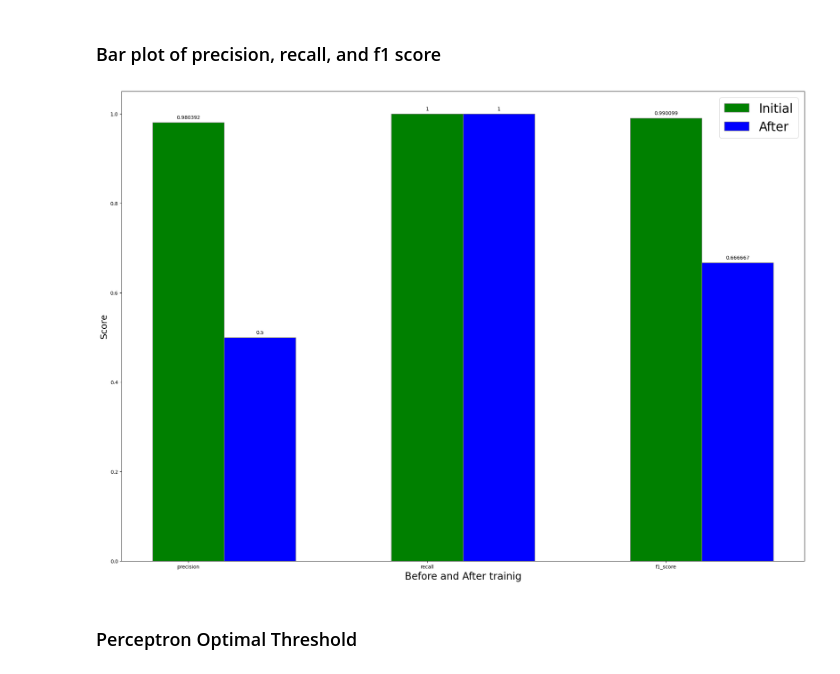
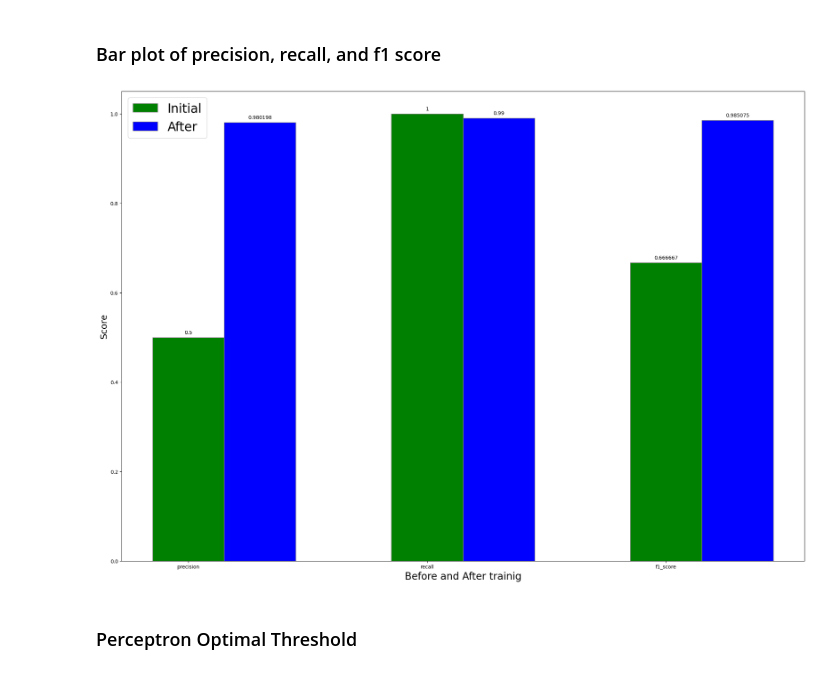
Before and after one commit to jacklvd/intelligent_sys, a Jupyter notebook: HW2/code/mnist.ipynb, the cells around one changed output. Saved outputs shown, nothing was run; the diff lists cells and outputs as text; code cells hidden in the pictures.

```diff
--- a/HW2/code/mnist.ipynb
+++ b/HW2/code/mnist.ipynb
@@ -334,43 +335,40 @@ def perceptron_conf(weight):
 # %% [markdown]
 ### Bar plot of precision, recall, and f1 score
 # %%
-from tkinter import font
-
-
-evaluation_data = [perceptron_conf(values[2]), perceptron_conf(values[3])]
+evaluation_data = [perceptron_conf(values[3]), perceptron_conf(values[2])]
 # print(evaluation_data[0][0:3])
 
 bar_width = 0.3
 labels = ['precision', 'recall', 'f1_score']
 fig, ax = plt.subplots(figsize =(20, 14))
 # Set position of bar on X axis
 # fig, ax = plt.subplots()
 x = np.arange(len(labels))
 # Set position of bar on X axis
 br1 = np.arange(len(labels))
 br2 = [x + bar_width for x in br1]
 
 # Make the plot
 rects1 = plt.bar(br1, evaluation_data[0][0:3], color ='g', width = bar_width,
         edgecolor ='grey', label ='Initial')
 rects2 = plt.bar(br2, evaluation_data[1][0:3], color ='b', width = bar_width,
         edgecolor ='grey', label ='After')
 
 # Add some text for labels, title and custom x-axis tick labels, etc.
 # ax.set_ylabel('Scores')
 # ax.set_title('Scores by group and gender')
 ax.set_xticks(x, labels)
 ax.legend(loc='best', fontsize=25)
 
 ax.bar_label(rects1, padding=5)
 ax.bar_label(rects2, padding=5)
 plt.ylabel('Score', fontsize=18)
 plt.xlabel('Before and After trainig', fontsize=20)
 fig.tight_layout()
 fig.savefig('../assets/figure5.png')
 plt.show()
 # %% [output]
-[figure, old version]
+[figure, new version]
 # %% [markdown]
 ### Perceptron Optimal Threshold
 # %%
```
Also changed, not shown: parts of 9 cells of this notebook, 10 other files.
